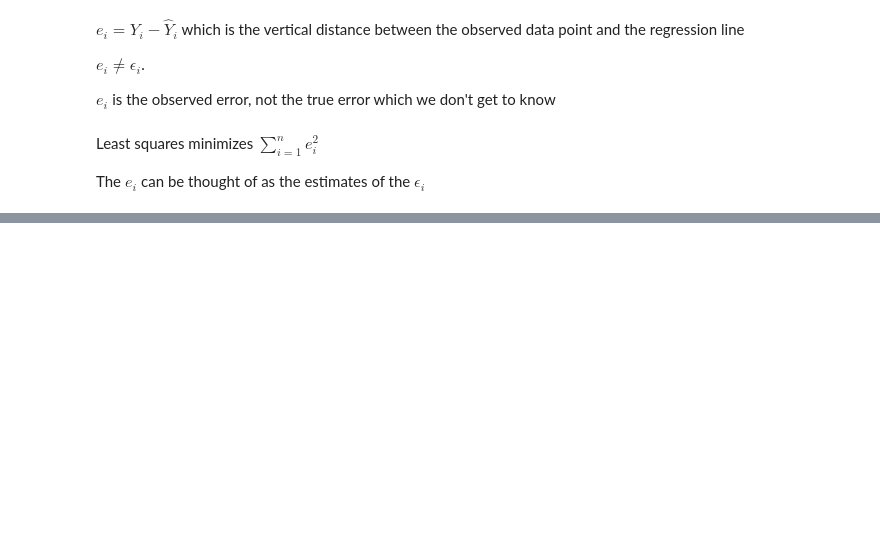
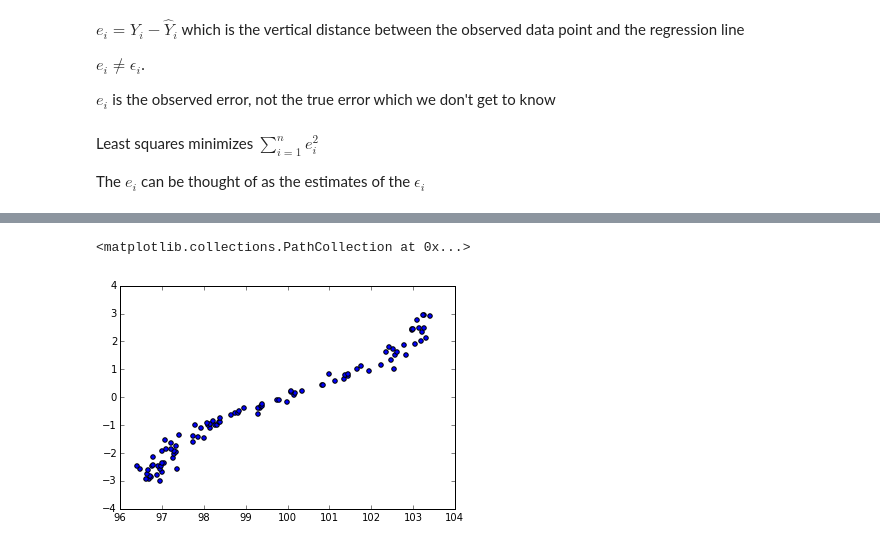
Before and after one commit to idrisr/coursera-regressions, a Jupyter notebook: regressions.ipynb, the cells around one changed output, grey strips where cells are left out. Drawn from its saved outputs; the diff is of its cells as text; code cells hidden in the pictures; blank space fills up the shorter version.

```diff
--- a/regressions.ipynb
+++ b/regressions.ipynb
@@ -803,0 +889,11 @@ The $e_i$ can be thought of as the estimates of the $\epsilon_i$
+# %%
+seed(123)
+x = [uniform(-3, 3) for _ in xrange(100)]
+y = [_ + sin(_) + normalvariate(mu=100, sigma=.2) for _ in x]
+df = pd.DataFrame([_ for _ in zip(x, y)], columns = ['x', 'y'])
+df = df.sort('x')
+# %%
+plt.scatter(df.y, df.x)
+# %% [output]
+<matplotlib.collections.PathCollection at 0x...>
+[figure, added]
```
Also changed, not shown: parts of 34 cells of this notebook.
